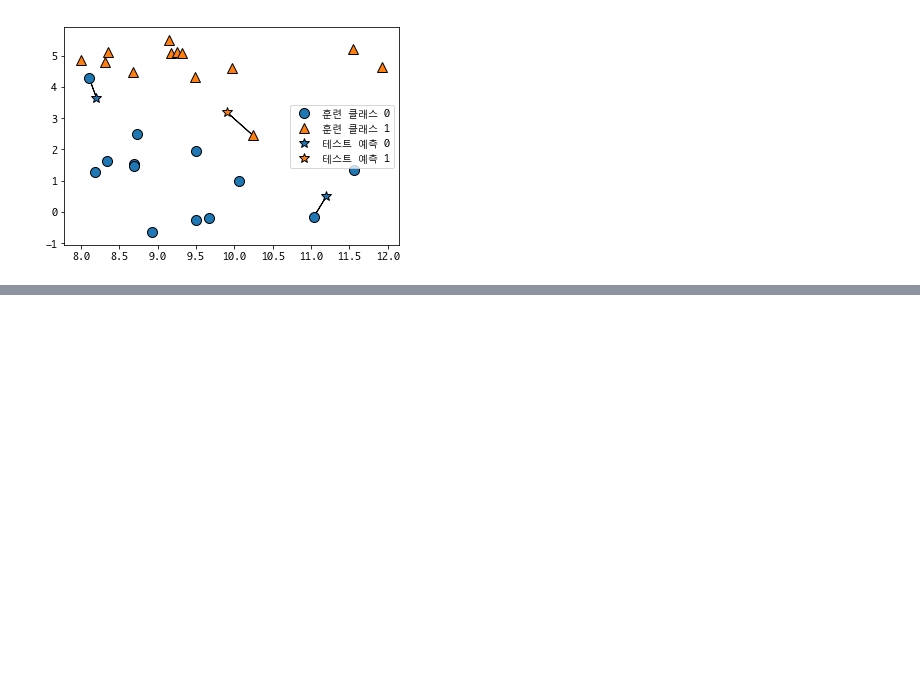
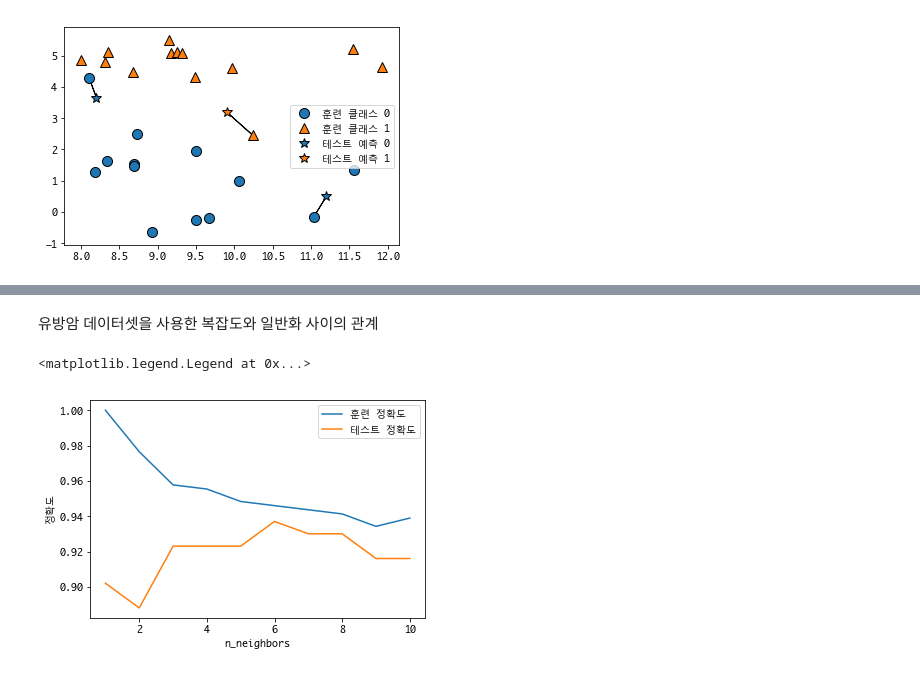
Before and after one commit to youbeebee/ML-with-Python, a Jupyter notebook: ch2.지도학습.ipynb, the cells around one changed output, grey strips where cells are left out. Drawn from its saved outputs; the diff is of its cells as text; code cells hidden in the pictures; blank space fills up the shorter version.

```diff
--- a/ch2.지도학습.ipynb
+++ b/ch2.지도학습.ipynb
@@ -105,0 +148,29 @@ mglearn.plots.plot_knn_classification(n_neighbors=1)
+# %% [markdown]
+유방암 데이터셋을 사용한 복잡도와 일반화 사이의 관계
+# %%
+from sklearn.datasets import load_breast_cancer
+
+cancer = load_breast_cancer()
+X_train, X_test, y_train, y_test = train_test_split(cancer.data, cancer.target, stratify=cancer.target, random_state=66)
+
+train_accuracy = []
+test_accuracy = []
+# 1에서 10까지 이웃을 적용
+neighbors_settings = range(1, 11)
+
+for n_neighbors in neighbors_settings:
+    # 모델 생성
+    clf = KNeighborsClassifier(n_neighbors=n_neighbors).fit(X_train, y_train)
+    # 훈련 세트 정확도 저장
+    train_accuracy.append(clf.score(X_train, y_train))
+    # 일반화 정확도 저장
+    test_accuracy.append(clf.score(X_test, y_test))
+
+plt.plot(neighbors_settings, train_accuracy, label="훈련 정확도")
+plt.plot(neighbors_settings, test_accuracy, label="테스트 정확도")
+plt.ylabel("정확도")
+plt.xlabel("n_neighbors")
+plt.legend()
+# %% [output]
+<matplotlib.legend.Legend at 0x...>
+[figure, added]
```
Also changed, not shown: parts of 66 cells of this notebook, 1 other file.
